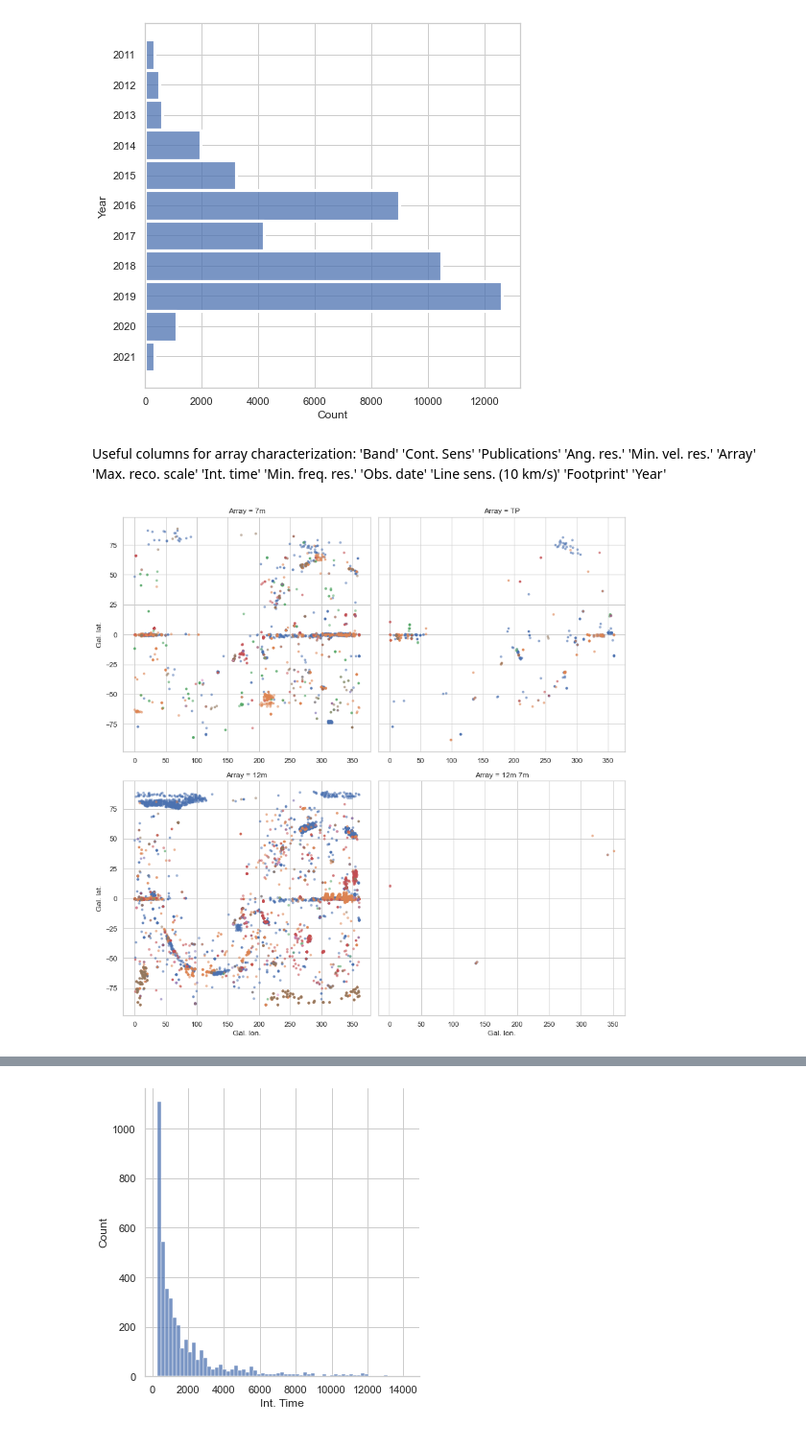
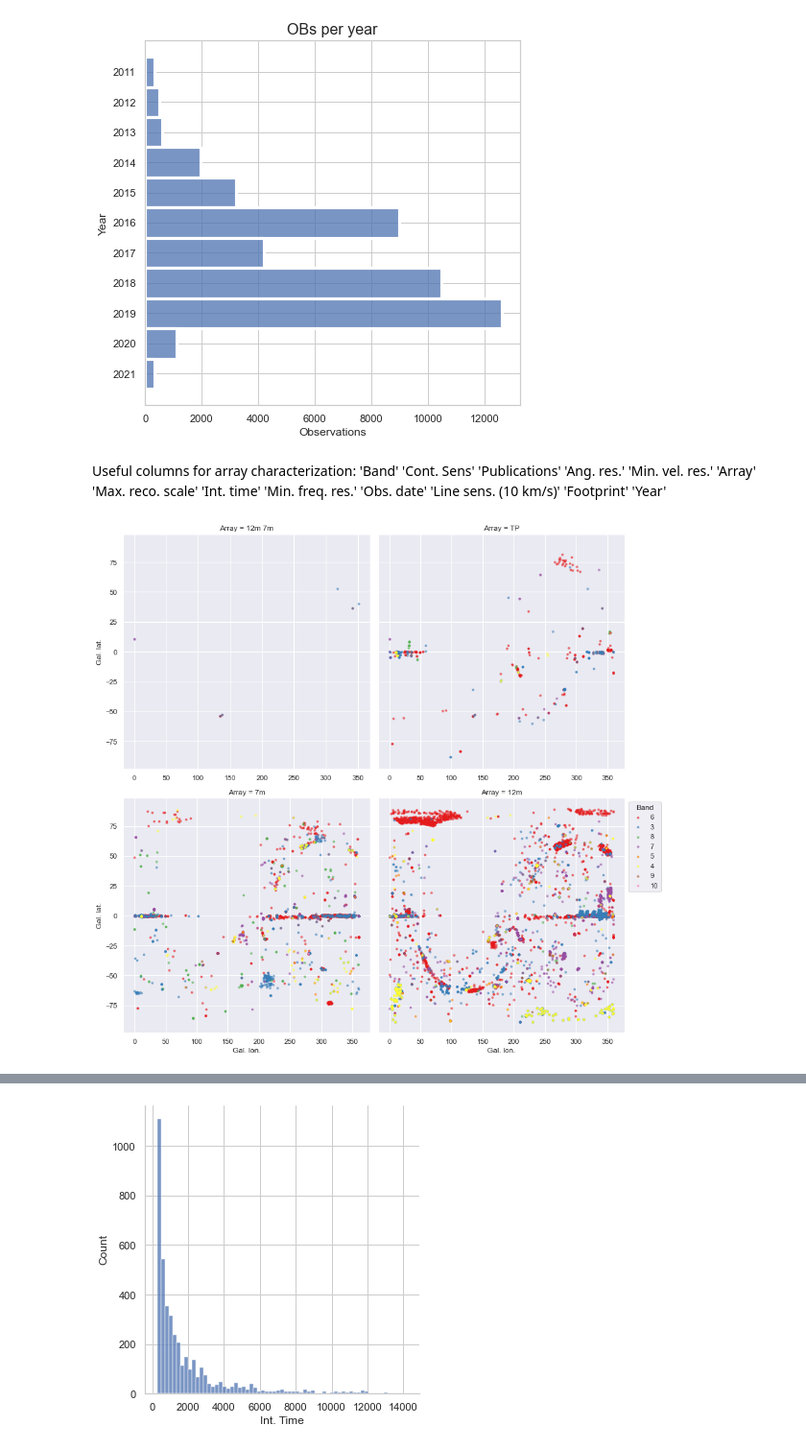
Before and after one commit to fbelmart/alma-archival, a Jupyter notebook: archive_visualizations.ipynb, the cells around one changed output, grey strips where cells are left out. Shown: that part at 96% size. Drawn from its saved outputs; the diff is of its cells as text; code cells hidden in the pictures.

```diff
--- a/archive_visualizations.ipynb
+++ b/archive_visualizations.ipynb
@@ -37,10 +46,12 @@ df['Obs. date'] = pd.to_datetime(df['Obs. date'] ,yearfirst=True)
 # %%
 sns.set_theme(style='whitegrid')
 plt.figure(figsize=(7,7))
 ax = sns.histplot(y='Year',data=df)
+ax.set_title('OBs per year',fontdict={'fontsize':16})
+ax.set_xlabel('Observations')
 plt.show()
 # %% [output]
-[figure, old version]
+[figure, new version]
 # %% [markdown]
 Useful columns for array characterization:
 'Band' 'Cont. Sens' 'Publications' 'Ang. res.' 'Min. vel. res.'
@@ -48,11 +59,15 @@ Useful columns for array characterization:
 'Line sens. (10 km/s)' 'Footprint' 'Year'
 # %%
 #lets play around with data from 2019
+sns.set_theme(style='darkgrid')
+
 data19=df[df['Year']=='2019']
 g = sns.FacetGrid(data19,col='Array',hue='Band',col_wrap=2, height=6,
-              sharex=False, sharey=True, despine=False)
+              sharex=False, sharey=True, despine=False,palette='Set1',col_order=['12m 7m','TP','7m','12m'])
 g.map(plt.scatter, "Gal. lon.", "Gal. lat.",alpha=0.5,marker='.')
+
+plt.legend(title='Band',bbox_to_anchor=(1,1))
 plt.show()
 # %% [output]
-[figure, old version]
+[figure, new version]
 # %%
```
Also changed, not shown: parts of 6 cells of this notebook.
